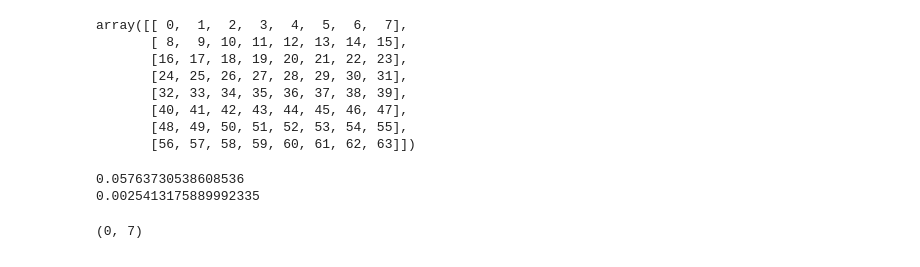
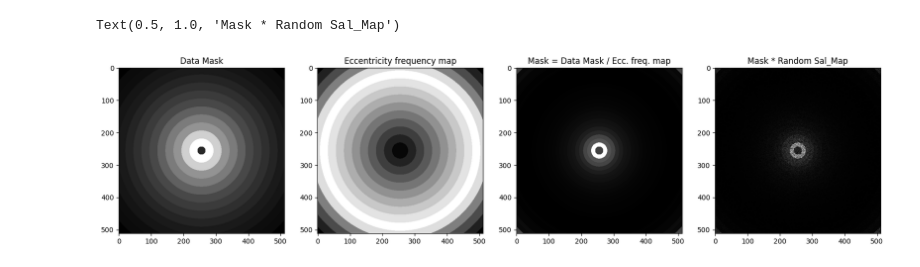
Before and after one commit to RaabeM/Saccade-Goal, a Jupyter notebook: test_saccade_goal.ipynb, the cells around one changed output. Cells and saved outputs as stored; diff of their text form; code cells hidden in the pictures.

```diff
--- a/test_saccade_goal.ipynb
+++ b/test_saccade_goal.ipynb
@@ -8,6 +5,0 @@ from load_data import load_data
-# %%
-def random_dots(N=32):
-    return np.random.random((N,N))
-
-sal_map = random_dots(8)
-plt.imshow(sal_map, cmap='gray')
@@ -126,18 +40,18 @@ x[np.divmod(7,3)]
-# %%
-x = np.arange(8*8).reshape((8,8))
-x
-# %% [output]
-array([[ 0,  1,  2,  3,  4,  5,  6,  7],
-       [ 8,  9, 10, 11, 12, 13, 14, 15],
-       [16, 17, 18, 19, 20, 21, 22, 23],
-       [24, 25, 26, 27, 28, 29, 30, 31],
-       [32, 33, 34, 35, 36, 37, 38, 39],
-       [40, 41, 42, 43, 44, 45, 46, 47],
-       [48, 49, 50, 51, 52, 53, 54, 55],
-       [56, 57, 58, 59, 60, 61, 62, 63]])
-# %%
-a.sacc_goal(x)
-# %% [output]
-0.05763730538608536
-0.0025413175889992335
-(0, 7)
+# %%
+width=512
+a = Saccade_goal(_WIDTH=width)
+sal_map=random_dots(width)
+
+f,ax= plt.subplots(1,4, figsize=(20,5))
+
+ax[0].imshow(a.data_mask, cmap='gray')
+ax[0].set_title('Data Mask')
+ax[1].imshow(a.eccentricity_frequency_map, cmap='gray')
+ax[1].set_title('Eccentricity frequency map')
+ax[2].imshow(a.mask, cmap='gray')
+ax[2].set_title('Mask = Data Mask / Ecc. freq. map')
+ax[3].imshow(a.mask*sal_map, cmap='gray')
+ax[3].set_title('Mask * Random Sal_Map')
+# %% [output]
+Text(0.5, 1.0, 'Mask * Random Sal_Map')
+[figure, added]
```
Also changed, not shown: parts of 15 cells of this notebook.
